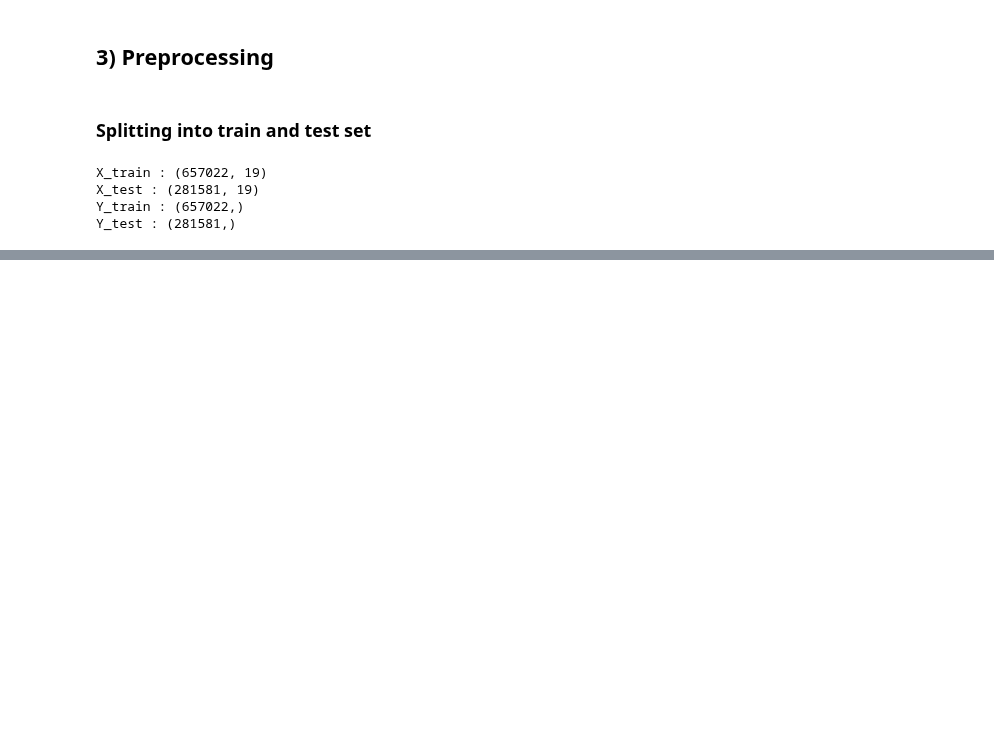
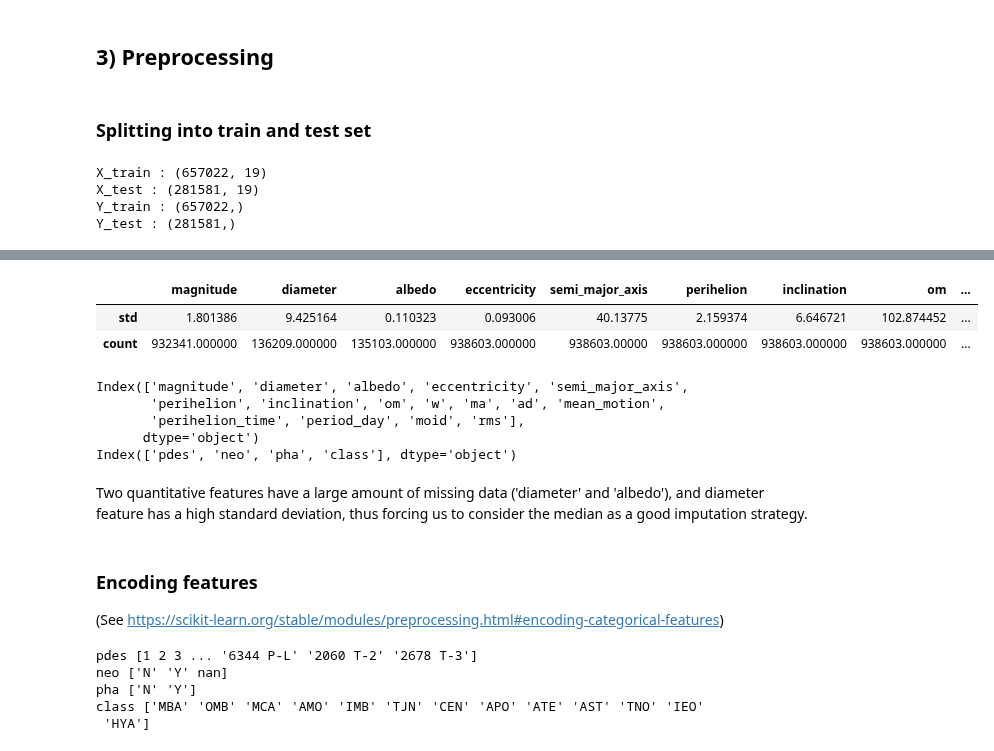
Before and after one commit to AnthonyJaquaniello/Machine_Learning, a Jupyter notebook: src/Asteroid.ipynb, the cells around one changed output, grey strips where cells are left out. Saved outputs shown, nothing was run; the diff lists cells and outputs as text; code cells hidden in the pictures; blank space fills up the shorter version.

Commit message:
Preprocessing choice made

```diff
--- a/src/Asteroid.ipynb
+++ b/src/Asteroid.ipynb
@@ -324,0 +351,36 @@ Y_test : (281581,)
+# %%
+asteroid.describe().loc[['std', 'count'], :]
+# %% [output]
+|  | magnitude | diameter | albedo | eccentricity | semi_major_axis | perihelion | inclination | om | ... |
+| std | 1.801386 | 9.425164 | 0.110323 | 0.093006 | 40.13775 | 2.159374 | 6.646721 | 102.874452 | ... |
+| count | 932341.000000 | 136209.000000 | 135103.000000 | 938603.000000 | 938603.00000 | 938603.000000 | 938603.000000 | 938603.000000 | ... |
+# %%
+#Imputation strategy is different according to the features type (quanti or quali)
+quanti_features = asteroid.select_dtypes(include=['int', 'float']).columns
+print(quanti_features)
+
+quali_features = asteroid.select_dtypes(include=['object']).columns
+print(quali_features)
+
+quanti_ipmp = SimpleImputer(strategy='median')
+quali_imp = SimpleImputer(strategy='most_frequent')
+# %% [output]
+Index(['magnitude', 'diameter', 'albedo', 'eccentricity', 'semi_major_axis',
+       'perihelion', 'inclination', 'om', 'w', 'ma', 'ad', 'mean_motion',
+       'perihelion_time', 'period_day', 'moid', 'rms'],
+      dtype='object')
+Index(['pdes', 'neo', 'pha', 'class'], dtype='object')
+# %% [markdown]
+Two quantitative features have a large amount of missing data ('diameter' and 'albedo'), and diameter feature has a high standard deviation, thus forcing us to consider the median as a good imputation strategy.
+# %% [markdown]
+<h3>Encoding features</h3>
+    (See <a href='https://scikit-learn.org/stable/modules/preprocessing.html#encoding-categorical-features' target='_blank'>https://scikit-learn.org/stable/modules/preprocessing.html#encoding-categorical-features</a>)
+# %%
+for feature in list(quali_features):
+    print(feature, pd.unique(asteroid[feature]))
+# %% [output]
+pdes [1 2 3 ... '6344 P-L' '2060 T-2' '2678 T-3']
+neo ['N' 'Y' nan]
+pha ['N' 'Y']
+class ['MBA' 'OMB' 'MCA' 'AMO' 'IMB' 'TJN' 'CEN' 'APO' 'ATE' 'AST' 'TNO' 'IEO'
+ 'HYA']
```
Also changed, not shown: parts of 7 cells of this notebook.
